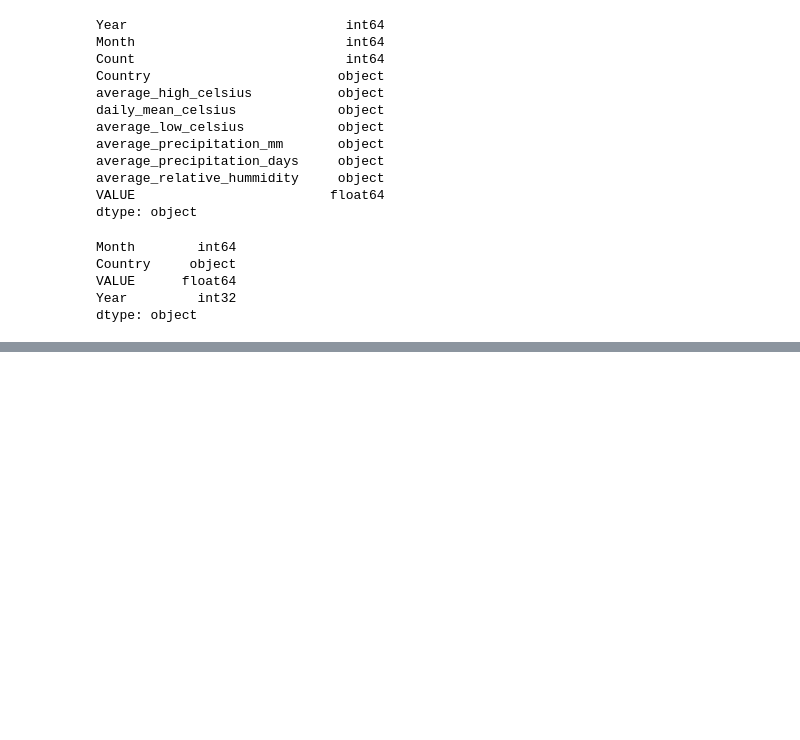
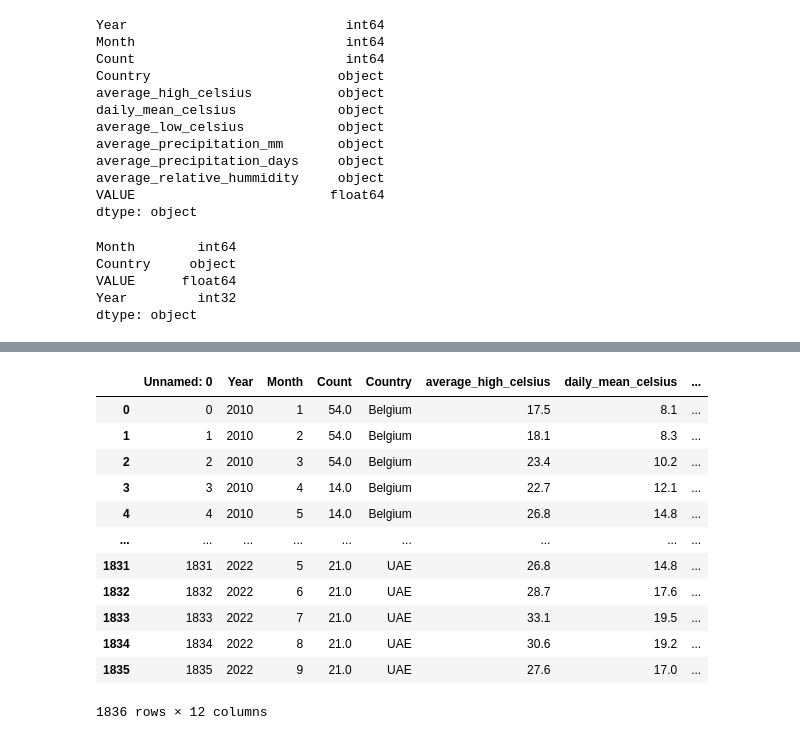
Before and after one commit to Amogh4u/ML_Ireland_tourism_prediction, a Jupyter notebook: project_code.ipynb, the cells around one changed output, grey strips where cells are left out. Cells and saved outputs as stored; diff of their text form; code cells hidden in the pictures; blank space fills up the shorter version.

```diff
--- a/project_code.ipynb
+++ b/project_code.ipynb
@@ -404,7 +405,35 @@ sample
 1836 rows × 12 columns
 # %%
-Countries = pd.get_dummies(sample['Country'])
-df_full = pd.concat([sample, Countries], axis=1)
-df_full = df_full.drop(df_full.columns[4], axis=1)
-df_full = df_full.drop(df_full.columns[0], axis=1)
-df_full.to_csv('available_input.csv')
+sample["average_precipitation_days"] = [re.sub(r'[^\x00-\x7F]+', '-',x) for x in sample["average_precipitation_days"]]
+sample["average_precipitation_days"] = sample["average_precipitation_days"].astype(float)
+
+# df_full["average_high_celsius"] = [re.sub(r'[^\x00-\x7F]+', '-',x) for x in df_full["average_high_celsius"]]
+sample["average_high_celsius"] = sample["average_high_celsius"].astype(float)
+
+# df_full["daily_mean_celsius"] = [re.sub(r'[^\x00-\x7F]+', '-',x) for x in df_full["daily_mean_celsius"]]
+sample["daily_mean_celsius"] = sample["daily_mean_celsius"].astype(float)
+
+# df_full["average_low_celsius"] = [re.sub(r'[^\x00-\x7F]+', '-',x) for x in df_full["average_low_celsius"]]
+sample["average_low_celsius"] = sample["average_low_celsius"].astype(float)
+
+# df_full["average_precipitation_mm"] = [re.sub(r'[^\x00-\x7F]+', '-',x) for x in df_full["average_precipitation_mm"]]
+sample["average_precipitation_mm"] = sample["average_precipitation_mm"].astype(float)
+
+# df_full["average_relative_hummidity"] = [re.sub(r'[^\x00-\x7F]+', '-',x) for x in df_full["average_relative_hummidity"]]
+sample["average_relative_hummidity"] = sample["average_relative_hummidity"].astype(float)
+
+sample
+# %% [output]
+|  | Unnamed: 0 | Year | Month | Count | Country | average_high_celsius | daily_mean_celsius | ... |
+| 0 | 0 | 2010 | 1 | 54.0 | Belgium | 17.5 | 8.1 | ... |
+| 1 | 1 | 2010 | 2 | 54.0 | Belgium | 18.1 | 8.3 | ... |
+| 2 | 2 | 2010 | 3 | 54.0 | Belgium | 23.4 | 10.2 | ... |
+| 3 | 3 | 2010 | 4 | 14.0 | Belgium | 22.7 | 12.1 | ... |
+| 4 | 4 | 2010 | 5 | 14.0 | Belgium | 26.8 | 14.8 | ... |
+| ... | ... | ... | ... | ... | ... | ... | ... | ... |
+| 1831 | 1831 | 2022 | 5 | 21.0 | UAE | 26.8 | 14.8 | ... |
+| 1832 | 1832 | 2022 | 6 | 21.0 | UAE | 28.7 | 17.6 | ... |
+| 1833 | 1833 | 2022 | 7 | 21.0 | UAE | 33.1 | 19.5 | ... |
+| 1834 | 1834 | 2022 | 8 | 21.0 | UAE | 30.6 | 19.2 | ... |
+| 1835 | 1835 | 2022 | 9 | 21.0 | UAE | 27.6 | 17.0 | ... |
+1836 rows × 12 columns
```
Also changed, not shown: parts of 4 cells of this notebook, 2 other files.
